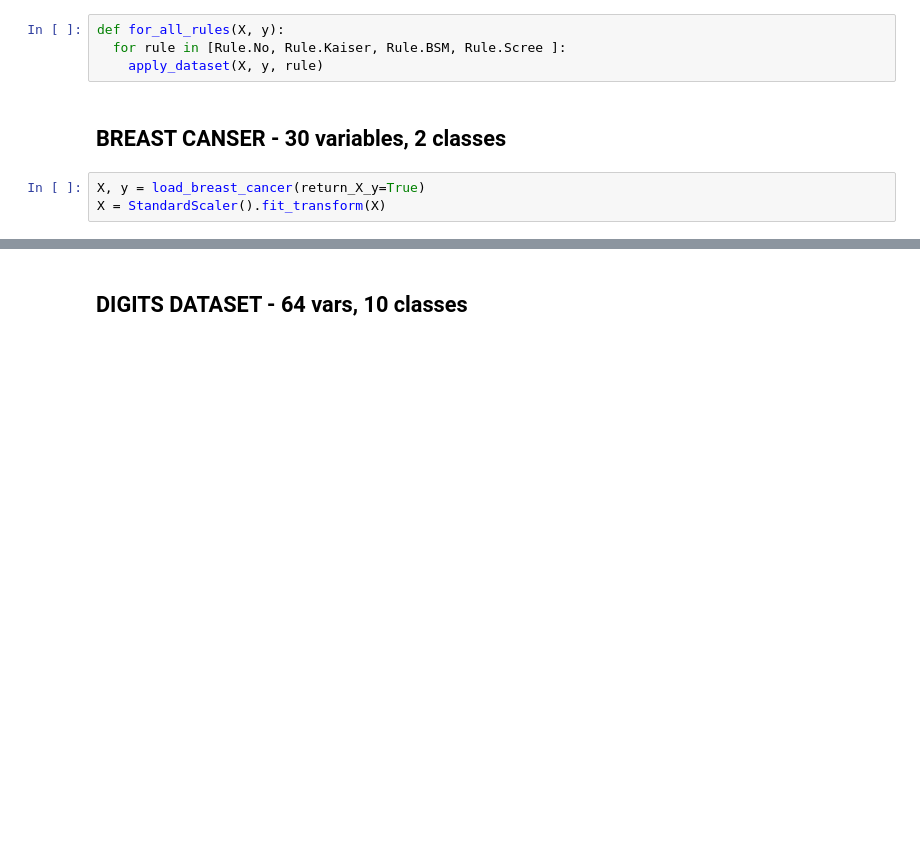
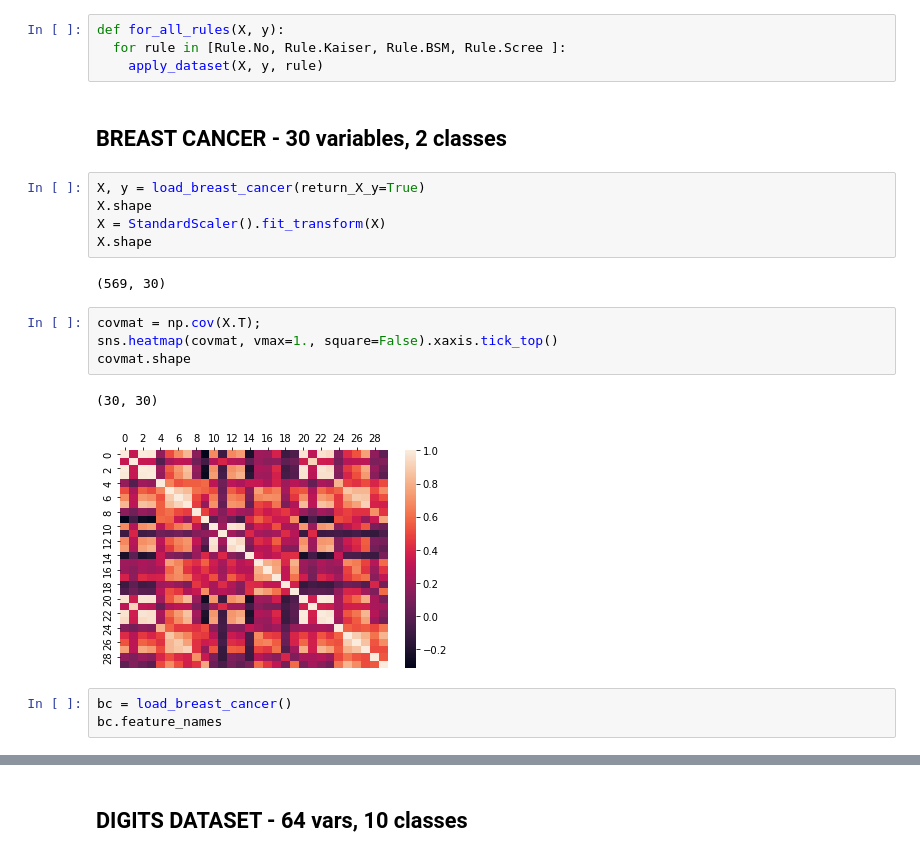
Before and after one commit to ujnomw/neural-networks, a Jupyter notebook: pca.ipynb, the cells around one changed output, grey strips where cells are left out. Cells and saved outputs as stored; diff of their text form; blank space fills up the shorter version.

```diff
--- a/pca.ipynb
+++ b/pca.ipynb
@@ -118,7 +115,21 @@ def for_all_rules(X, y):
   for rule in [Rule.No, Rule.Kaiser, Rule.BSM, Rule.Scree ]:
     apply_dataset(X, y, rule)
 # %% [markdown]
-## BREAST CANSER - 30 variables, 2 classes
+## BREAST CANCER - 30 variables, 2 classes
 # %%
 X, y = load_breast_cancer(return_X_y=True)
+X.shape
 X = StandardScaler().fit_transform(X)
+X.shape
+# %% [output]
+(569, 30)
+# %%
+covmat = np.cov(X.T);
+sns.heatmap(covmat, vmax=1., square=False).xaxis.tick_top()
+covmat.shape
+# %% [output]
+(30, 30)
+[figure, added]
+# %%
+bc = load_breast_cancer()
+bc.feature_names
```
Also changed, not shown: parts of 9 cells of this notebook, 1 other file.
